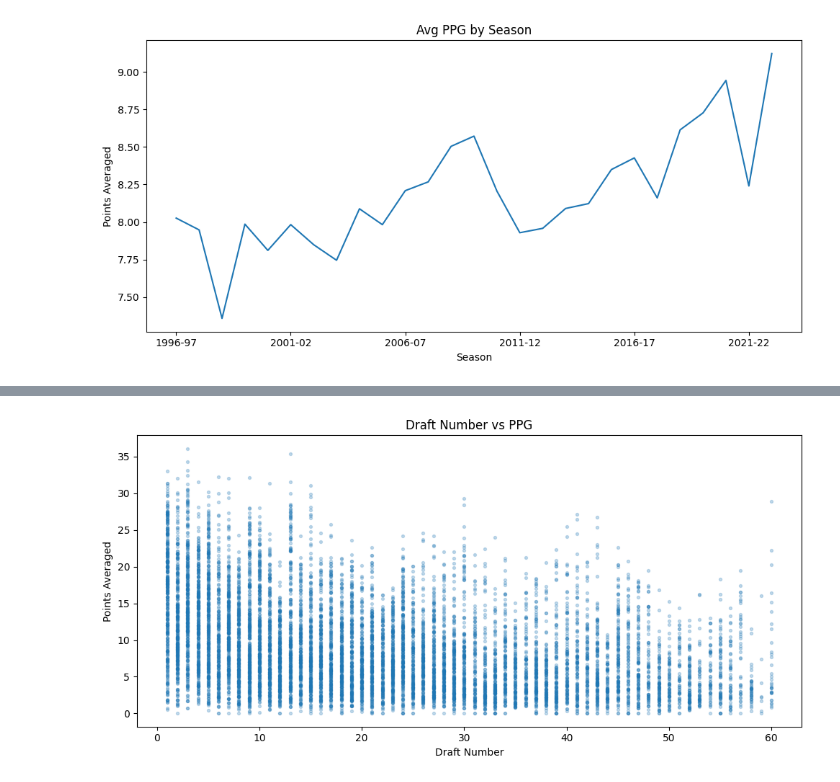
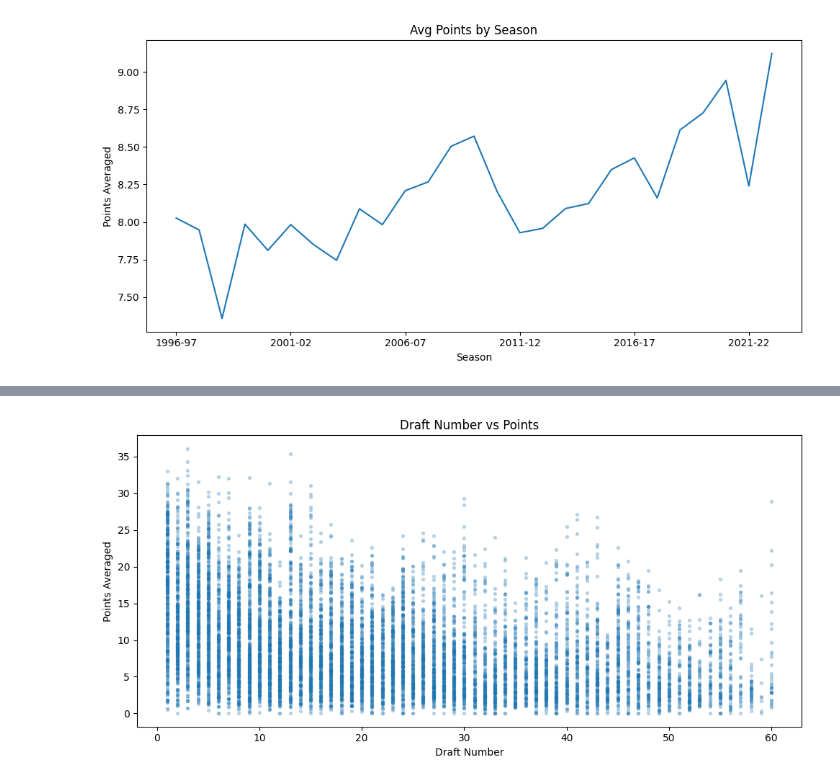
Before and after one commit to 0bsinet/NBA-Exploration, a Jupyter notebook: nba-data-analysis.ipynb, the cells around one changed output, grey strips where cells are left out. Drawn from its saved outputs; the diff is of its cells as text; code cells hidden in the pictures.

```diff
--- a/nba-data-analysis.ipynb
+++ b/nba-data-analysis.ipynb
@@ -54,17 +61,21 @@ Text(0.5, 1.0, 'Height vs PPG')
 # %%
 # Average points by draft number (Graph #3)
+# Note: NaN draft numbers produce RuntimeWarning, but they are ignored in the plot
 
 # Clean column to have no string type draft numbers or unknowns
-nba['draft_number'] = nba['draft_number'].replace("Undrafted", np.nan).astype("float")
+nba['draft_number'] = nba['draft_number'].replace("Undrafted", np.nan).astype("float").dropna()
 
-standardized_draft_number = nba.loc[(nba['draft_number'] <= 60) & (nba['draft_number'] > 0)] # Only want to go up to 60 draft picks (modern)
+# Only want to go up to 60 draft picks (modern)
+standardized_draft_number = nba.loc[
+    (nba['draft_number'] <= 60) &
+    (nba['draft_number'] > 0)]
 
 # Produce scatter plot
 plt.figure(figsize=(10,5))
 plt.scatter(standardized_draft_number['draft_number'], standardized_draft_number['pts'], alpha=0.25, s=8)
 plt.xlabel('Draft Number')
 plt.ylabel('Points Averaged')
-plt.title('Draft Number vs PPG')
+plt.title('Draft Number vs Points')
 plt.tight_layout()
 # %% [output]
-[figure, old version]
+[figure, new version]
```
Also changed, not shown: parts of 2 cells of this notebook.
